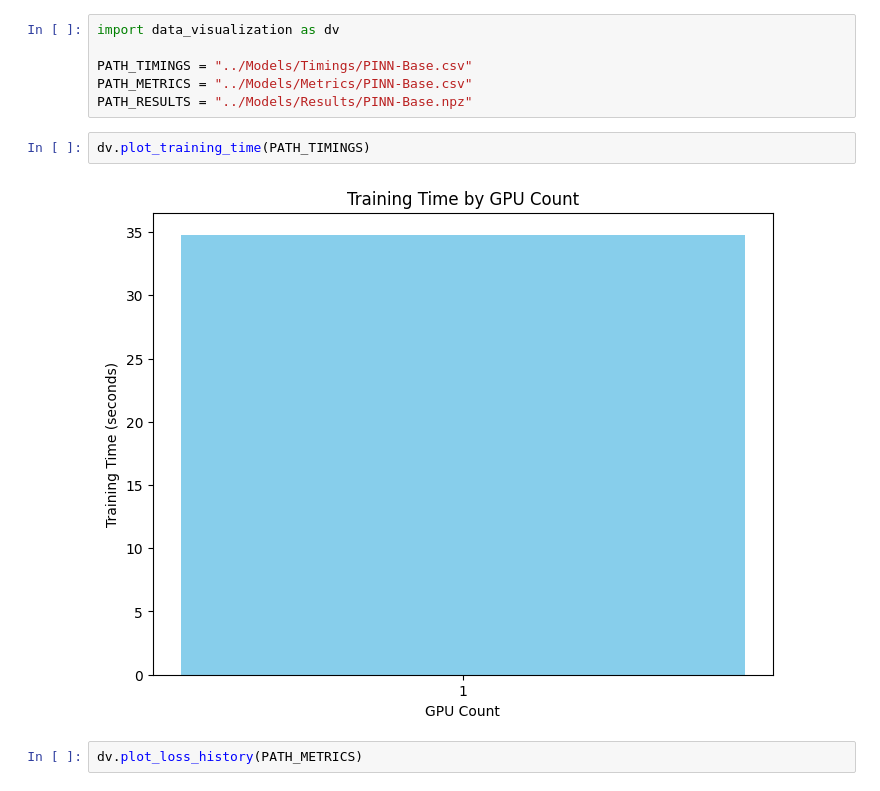
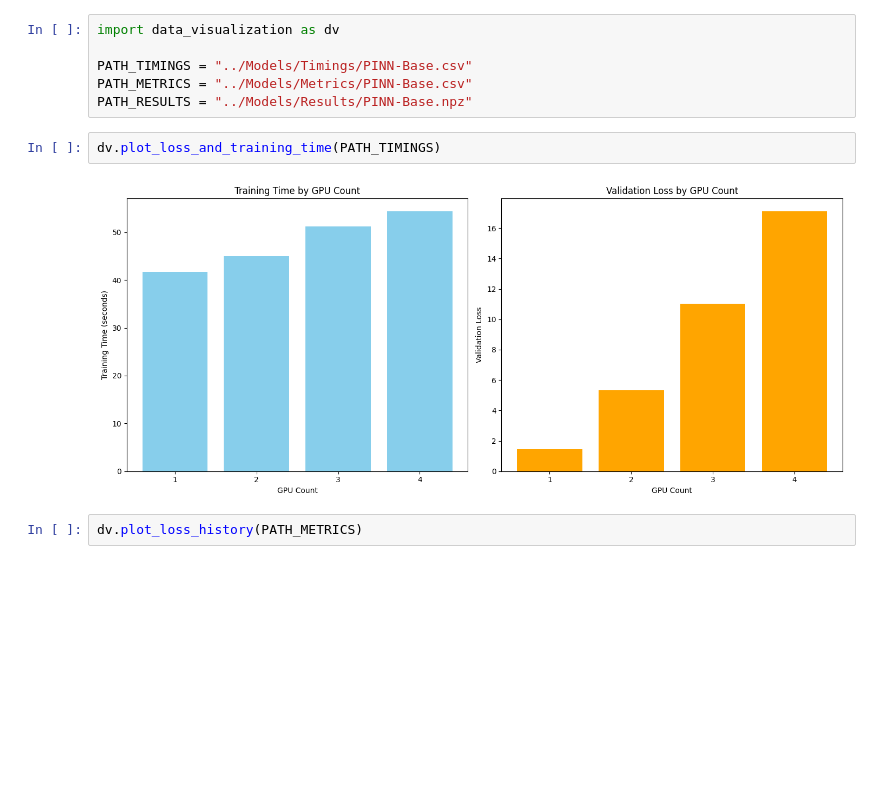
Before and after one commit to MistakesWereMaed/HPML-Project, a Jupyter notebook: Notebooks/PINN.ipynb, the cells around one changed output. Saved outputs shown, nothing was run; the diff lists cells and outputs as text; blank space fills up the shorter version.

Commit message:
Updated timing plot

```diff
--- a/Notebooks/PINN.ipynb
+++ b/Notebooks/PINN.ipynb
@@ -5,9 +5,9 @@ PATH_TIMINGS = "../Models/Timings/PINN-Base.csv"
 PATH_METRICS = "../Models/Metrics/PINN-Base.csv"
 PATH_RESULTS = "../Models/Results/PINN-Base.npz"
 # %%
-dv.plot_training_time(PATH_TIMINGS)
+dv.plot_loss_and_training_time(PATH_TIMINGS)
 # %% [output]
-[figure, old version]
+[figure, new version]
 # %%
 dv.plot_loss_history(PATH_METRICS)
 # %% [output]
```
Also changed, not shown: 3 other files.
